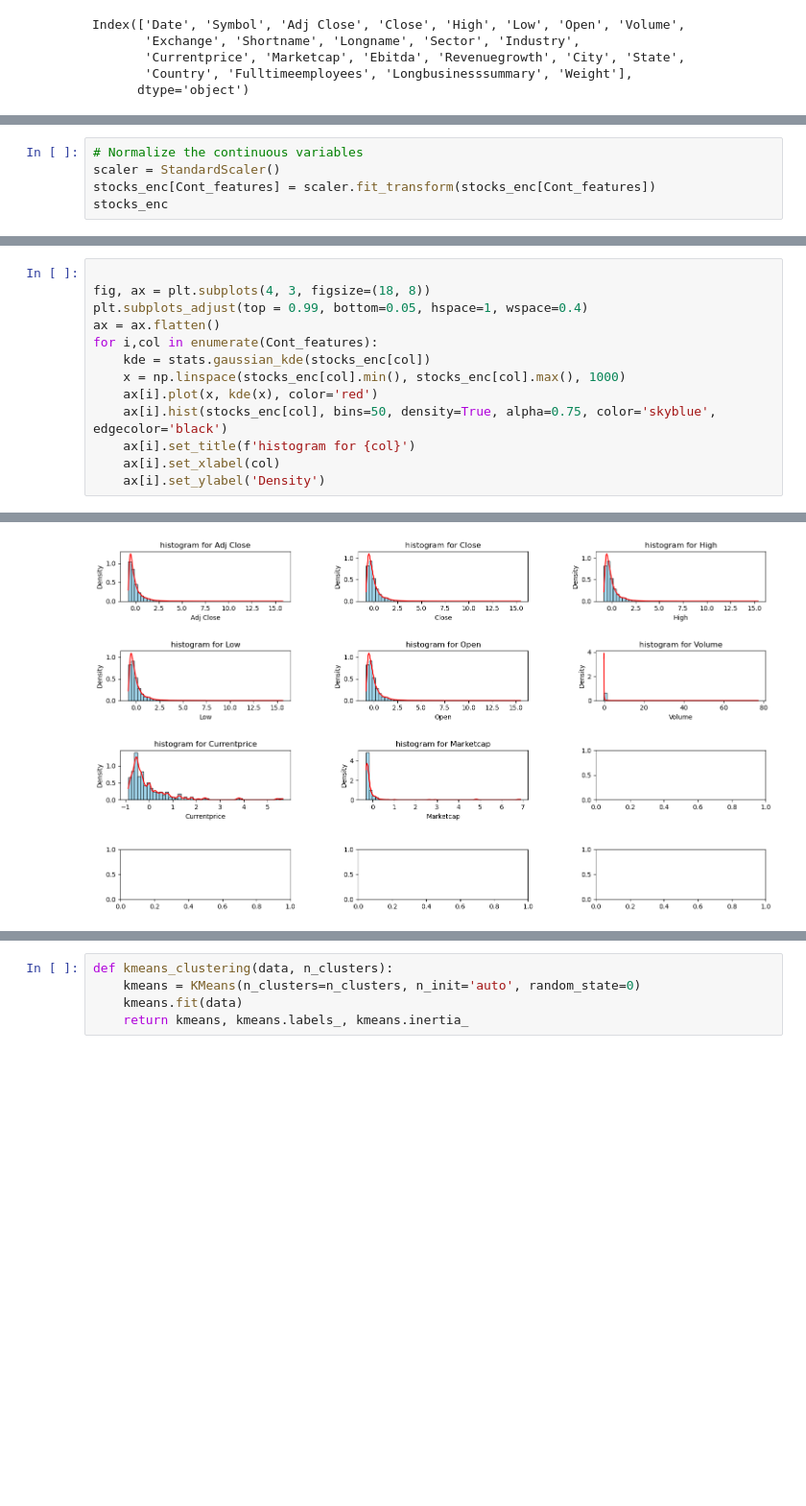
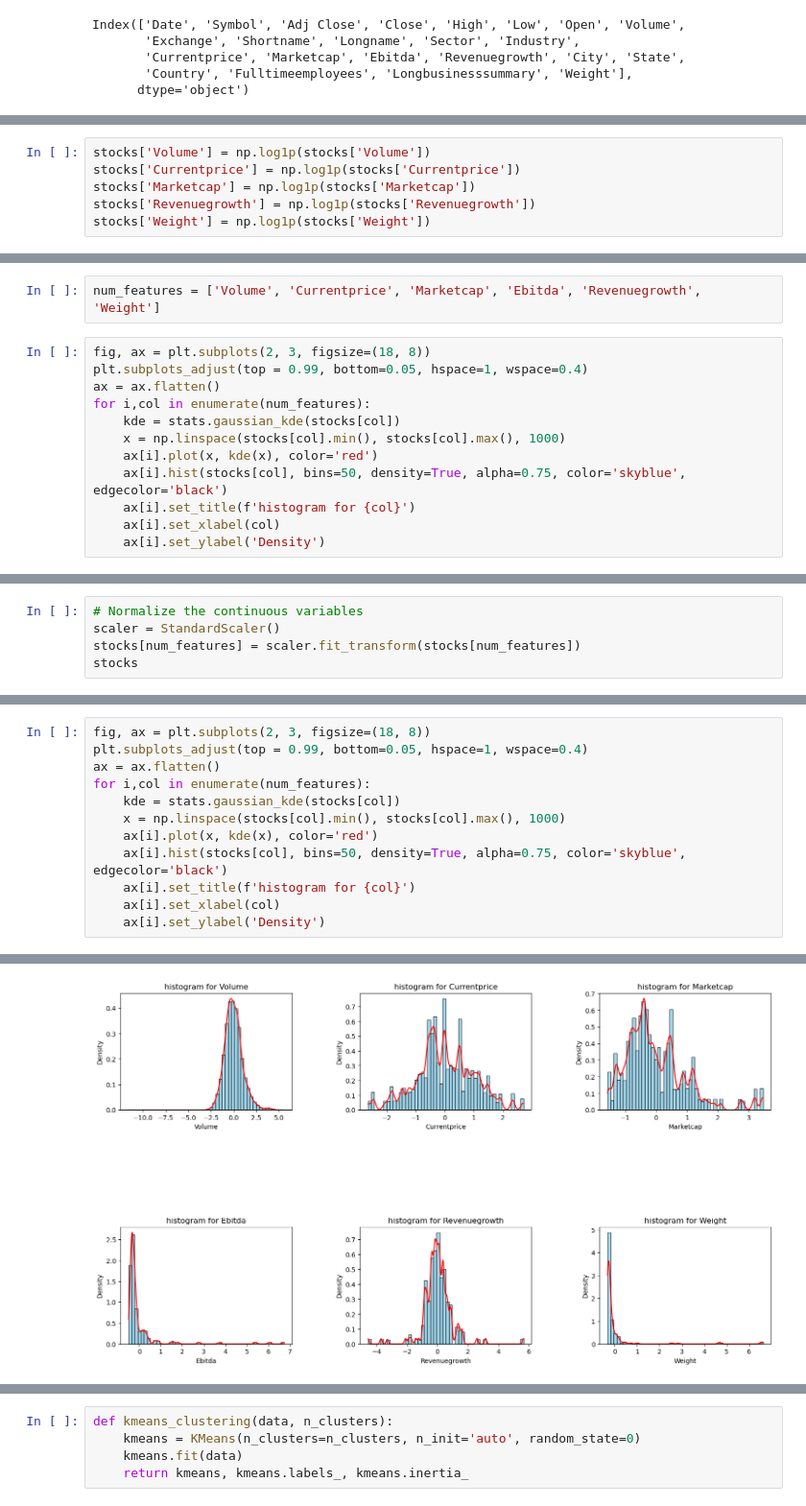
Before and after one commit to KayMichnicki/AAI510-Final-Project, a Jupyter notebook: AAI510_Stock_Clustering.ipynb, the cells around one changed output, grey strips where cells are left out. Shown at 96% size. Cells and saved outputs as stored; diff of their text form; blank space fills up the shorter version.

```diff
--- a/AAI510_Stock_Clustering.ipynb
+++ b/AAI510_Stock_Clustering.ipynb
@@ -305 +247,7 @@ stocks.drop(columns=['Date'], inplace=True)
+# %%
+stocks['Volume'] = np.log1p(stocks['Volume'])
+stocks['Currentprice'] = np.log1p(stocks['Currentprice'])
+stocks['Marketcap'] = np.log1p(stocks['Marketcap'])
+stocks['Revenuegrowth'] = np.log1p(stocks['Revenuegrowth'])
+stocks['Weight'] = np.log1p(stocks['Weight'])
 # %%
@@ -320,0 +262,14 @@ stocks
+# %%
+num_features = ['Volume', 'Currentprice', 'Marketcap', 'Ebitda', 'Revenuegrowth', 'Weight']
+# %%
+fig, ax = plt.subplots(2, 3, figsize=(18, 8))
+plt.subplots_adjust(top = 0.99, bottom=0.05, hspace=1, wspace=0.4)
+ax = ax.flatten()
+for i,col in enumerate(num_features):
+    kde = stats.gaussian_kde(stocks[col])
+    x = np.linspace(stocks[col].min(), stocks[col].max(), 1000)
+    ax[i].plot(x, kde(x), color='red')
+    ax[i].hist(stocks[col], bins=50, density=True, alpha=0.75, color='skyblue', edgecolor='black')
+    ax[i].set_title(f'histogram for {col}')
+    ax[i].set_xlabel(col)
+    ax[i].set_ylabel('Density')
@@ -333,6 +309,6 @@ stocks_enc.head()
 # %%
 # Normalize the continuous variables
 scaler = StandardScaler()
-stocks_enc[Cont_features] = scaler.fit_transform(stocks_enc[Cont_features])
-stocks_enc
+stocks[num_features] = scaler.fit_transform(stocks[num_features])
+stocks
 # %% [output]
@@ -355,13 +328,12 @@ stocks_enc['Ebitda'] = np.log1p(stocks_enc['Ebitda'])
 # %%
-
-fig, ax = plt.subplots(4, 3, figsize=(18, 8))
+fig, ax = plt.subplots(2, 3, figsize=(18, 8))
 plt.subplots_adjust(top = 0.99, bottom=0.05, hspace=1, wspace=0.4)
 ax = ax.flatten()
-for i,col in enumerate(Cont_features):
-    kde = stats.gaussian_kde(stocks_enc[col])
-    x = np.linspace(stocks_enc[col].min(), stocks_enc[col].max(), 1000)
+for i,col in enumerate(num_features):
+    kde = stats.gaussian_kde(stocks[col])
+    x = np.linspace(stocks[col].min(), stocks[col].max(), 1000)
     ax[i].plot(x, kde(x), color='red')
-    ax[i].hist(stocks_enc[col], bins=50, density=True, alpha=0.75, color='skyblue', edgecolor='black')
+    ax[i].hist(stocks[col], bins=50, density=True, alpha=0.75, color='skyblue', edgecolor='black')
     ax[i].set_title(f'histogram for {col}')
     ax[i].set_xlabel(col)
     ax[i].set_ylabel('Density')
@@ -370,3 +341,3 @@ ValueError: array must not contain infs or NaNs
-[figure, old version]
+[figure, new version]
 # %%
 pca = PCA()
```
Also changed, not shown: parts of 53 cells of this notebook.
